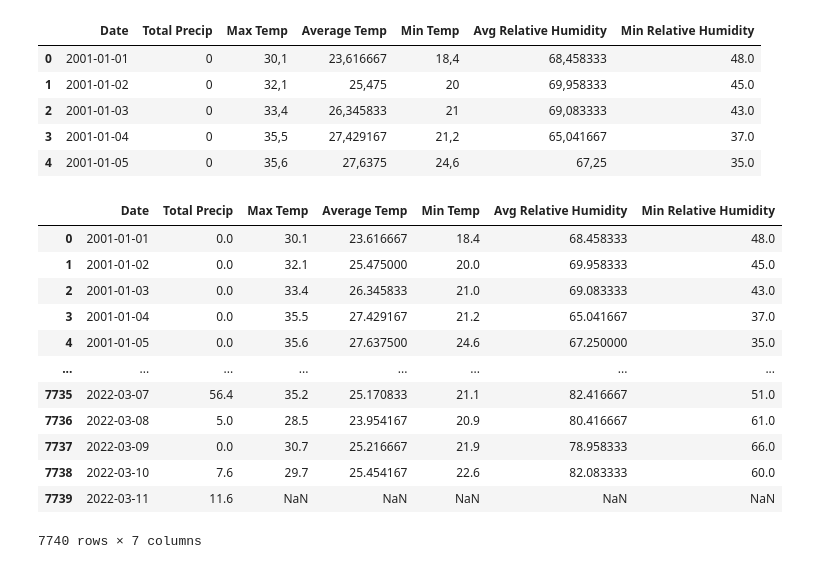
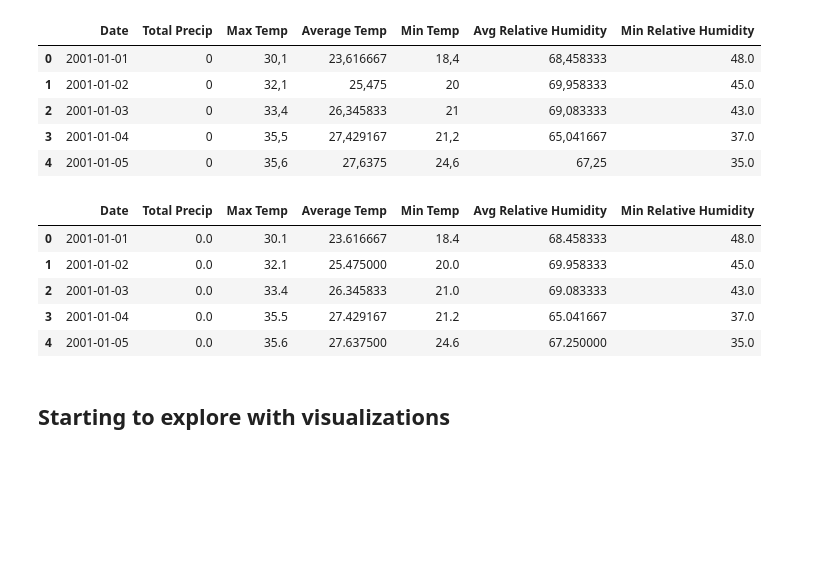
Before and after one commit to attrindade/poa-weather-analysis, a Jupyter notebook: weather-comparation.ipynb, the cells around one changed output. Drawn from its saved outputs; the diff is of its cells as text; code cells hidden in the pictures; blank space fills up the shorter version.

```diff
--- a/weather-comparation.ipynb
+++ b/weather-comparation.ipynb
@@ -58,18 +58,11 @@ poaw[cols_to_float] = poaw[cols_to_float].apply(lambda x: x.str.replace(',','.')
 #poaw['Min Temp'] = poaw.iloc[:,4:5].apply(lambda x: x.str.replace(',','.').astype(float))
 #poaw['Avg Relative Humidity'] = poaw.iloc[:,5:6].apply(lambda x: x.str.replace(',','.').astype(float))
 # %%
-poaw
+poaw.head()
 # %% [output]
 |  | Date | Total Precip | Max Temp | Average Temp | Min Temp | Avg Relative Humidity | Min Relative Humidity |
 | 0 | 2001-01-01 | 0.0 | 30.1 | 23.616667 | 18.4 | 68.458333 | 48.0 |
 | 1 | 2001-01-02 | 0.0 | 32.1 | 25.475000 | 20.0 | 69.958333 | 45.0 |
 | 2 | 2001-01-03 | 0.0 | 33.4 | 26.345833 | 21.0 | 69.083333 | 43.0 |
 | 3 | 2001-01-04 | 0.0 | 35.5 | 27.429167 | 21.2 | 65.041667 | 37.0 |
 | 4 | 2001-01-05 | 0.0 | 35.6 | 27.637500 | 24.6 | 67.250000 | 35.0 |
-| ... | ... | ... | ... | ... | ... | ... | ... |
-| 7735 | 2022-03-07 | 56.4 | 35.2 | 25.170833 | 21.1 | 82.416667 | 51.0 |
-| 7736 | 2022-03-08 | 5.0 | 28.5 | 23.954167 | 20.9 | 80.416667 | 61.0 |
-| 7737 | 2022-03-09 | 0.0 | 30.7 | 25.216667 | 21.9 | 78.958333 | 66.0 |
-| 7738 | 2022-03-10 | 7.6 | 29.7 | 25.454167 | 22.6 | 82.083333 | 60.0 |
-| 7739 | 2022-03-11 | 11.6 | NaN | NaN | NaN | NaN | NaN |
-7740 rows × 7 columns
@@ -75,0 +72,2 @@ poaw
+# %% [markdown]
+## Starting to explore with visualizations
```
Also changed, not shown: parts of 6 cells of this notebook.
